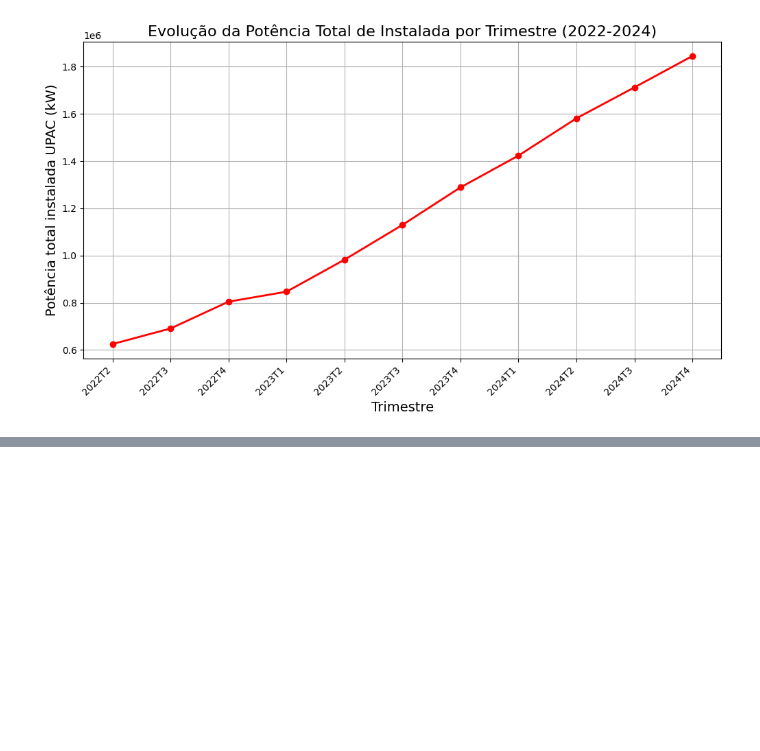
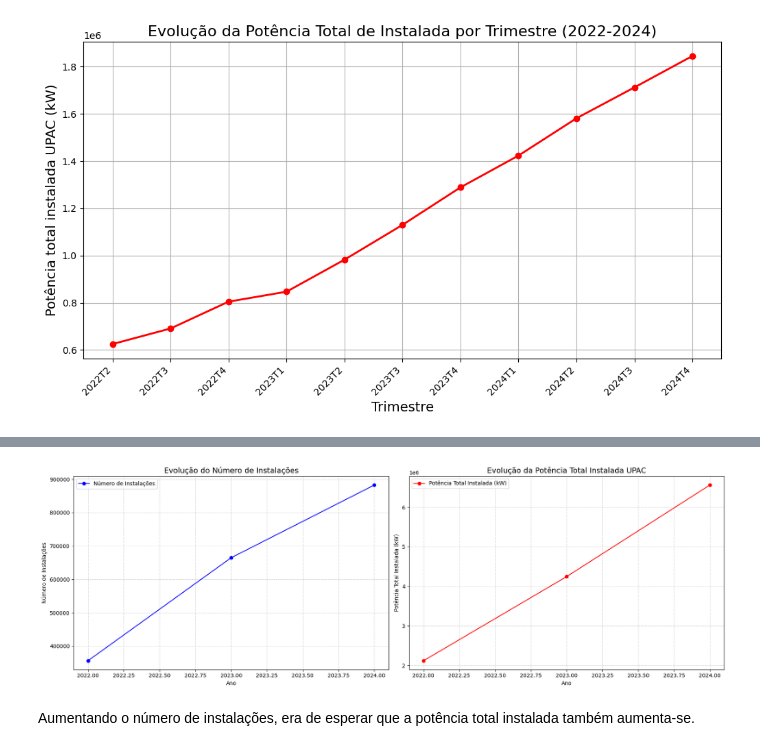
Before and after one commit to leonorsr/E-Redes, a Jupyter notebook: e-redes_autoconsumo.ipynb, the cells around one changed output, grey strips where cells are left out. Drawn from its saved outputs; the diff is of its cells as text; code cells hidden in the pictures; blank space fills up the shorter version.

```diff
--- a/e-redes_autoconsumo.ipynb
+++ b/e-redes_autoconsumo.ipynb
@@ -422,0 +481,41 @@ plt.show()
+# %%
+import pandas as pd
+import matplotlib.pyplot as plt
+
+# Carregar o arquivo CSV
+dados = pd.read_csv('./data/e-redes_autoconsumo.csv', sep=';')
+
+# Criar a coluna 'Ano' a partir da coluna 'Trimestre'
+dados['Ano'] = dados['Trimestre'].str[:4].astype(int)
+
+# Agrupar os dados por Ano e calcular os totais
+evolucao = dados.groupby('Ano')[['Número de instalacões', 'Potência total instalada UPAC (kW)']].sum().reset_index()
+
+# Criar figura com dois gráficos lado a lado
+fig, axes = plt.subplots(1, 2, figsize=(18, 6))
+
+# Gráfico 1: Evolução do número de instalações
+axes[0].plot(evolucao['Ano'], evolucao['Número de instalacões'], marker='o', linestyle='-', color='blue', label="Número de Instalações")
+axes[0].set_title("Evolução do Número de Instalações", fontsize=14)
+axes[0].set_xlabel("Ano")
+axes[0].set_ylabel("Número de Instalações")
+axes[0].grid(True, linestyle='--', alpha=0.6)
+axes[0].legend()
+
+# Gráfico 2: Evolução da potência total instalada (kW)
+axes[1].plot(evolucao['Ano'], evolucao['Potência total instalada UPAC (kW)'], marker='o', linestyle='-', color='red', label="Potência Total Instalada (kW)")
+axes[1].set_title("Evolução da Potência Total Instalada UPAC", fontsize=14)
+axes[1].set_xlabel("Ano")
+axes[1].set_ylabel("Potência Total Instalada (kW)")
+axes[1].grid(True, linestyle='--', alpha=0.6)
+axes[1].legend()
+
+# Ajustar layout
+plt.tight_layout()
+
+# Exibir o gráfico
+plt.show()
+# %% [output]
+[figure, added]
+# %% [markdown]
+Aumentando o número de instalações, era de esperar que a potência total instalada também aumenta-se.
```
Also changed, not shown: parts of 2 cells of this notebook.
